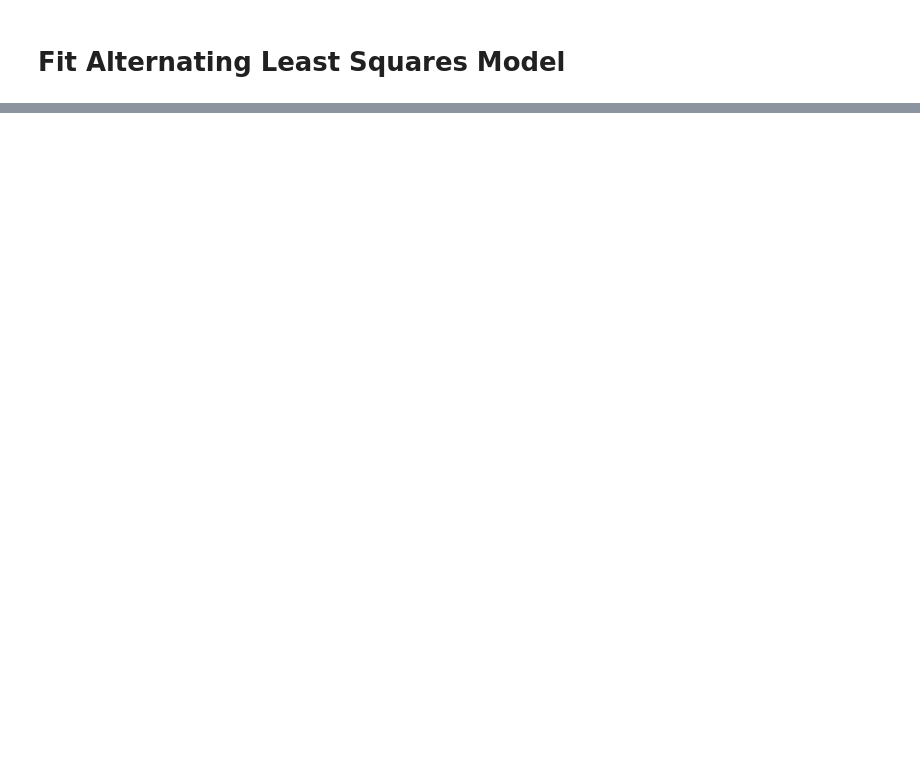
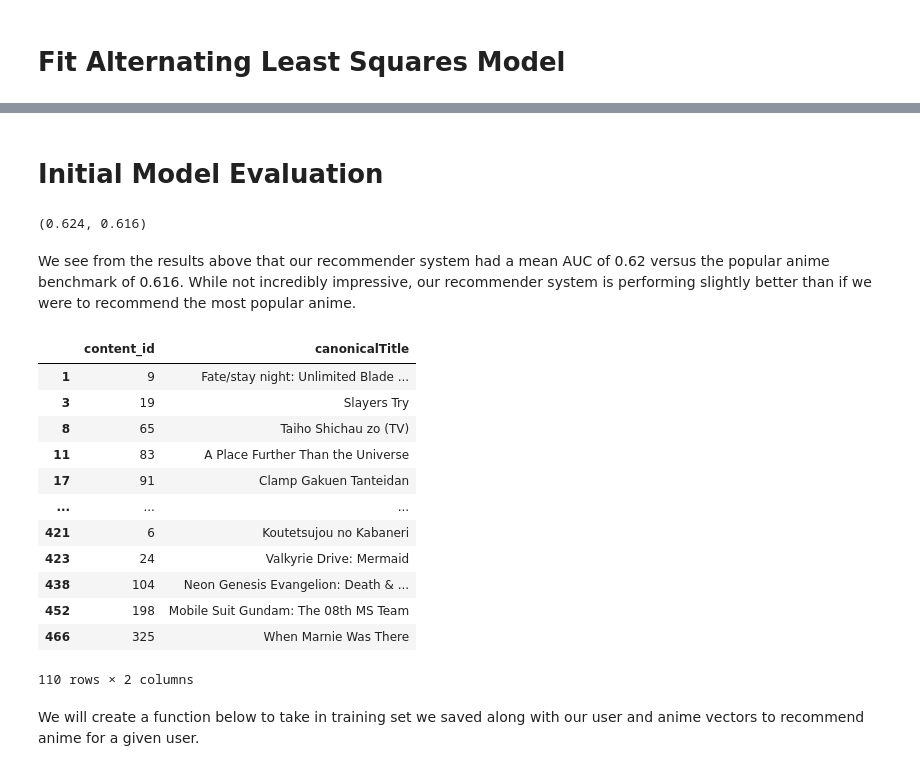
Before and after one commit to melvyg/Implicit-Anime-Recommender-Model, a Jupyter notebook: Flatiron_Capstone.ipynb, the cells around one changed output, grey strips where cells are left out. Cells and saved outputs as stored; diff of their text form; code cells hidden in the pictures; blank space fills up the shorter version.

```diff
--- a/Flatiron_Capstone.ipynb
+++ b/Flatiron_Capstone.ipynb
@@ -592,0 +537,3 @@ print(recommendations)
+# %%
+# Create lookup table that we tracks and reference id to title
+anime_lookup = grouped_df[['content_id', 'canonicalTitle']].drop_duplicates()
@@ -592,0 +600,2 @@ print(recommendations)
+# %%
+product_train, product_test, product_users_altered = make_train(sparse_person_content, pct_test = 0.2)
@@ -592,0 +616,64 @@ print(recommendations)
+# %% [markdown]
+# Initial Model Evaluation
+# %%
+# Importing calc_mean_auc to compare the AUC value of our recommender system versus recommender the most popular
+calc_mean_auc(product_train, product_users_altered,
+              [sparse.csr_matrix(user_vecs), sparse.csr_matrix(item_vecs.T)], product_test)
+# %% [output]
+(0.624, 0.616)
+# %% [markdown]
+We see from the results above that our recommender system had a mean AUC of 0.62 versus the popular anime benchmark of 0.616. While not incredibly impressive, our recommender system is performing slightly better than if we were to recommend the most popular anime.
+# %%
+# Get unique users
+users = list(np.sort(grouped_df.person_id.unique()))
+
+# Get unique anime interacted with
+anime = list(grouped_df.content_id.unique())
+
+# Create numpy array of users and anime
+users_arr = np.array(users)
+anime_arr = np.array(anime)
+# %%
+def get_anime_interacted(person_id, mf_train, users_list, anime_list, anime_lookup):
+    """
+    Returns a dataframe showcasing the anime a user has already interacted with in the training set.
+
+    Parameters
+    ----------
+    user_id : int
+    mf_train: sparse_matrix
+    users_list: numpy array of users
+    anime_list: numpy array of anime
+    anime_lookup: lookup of id and anime
+    Returns
+    -------
+    Pandas dataframe
+
+    """
+    # Returns the index row of our user id
+    user_ind = np.where(users_list == person_id)[0][0]
+
+    # Get column indices of interacted anime
+    interacted_ind = mf_train[user_ind,:].nonzero()[1]
+
+    anime_codes = anime_list[interacted_ind]
+    return anime_lookup.loc[anime_lookup.content_id.isin(anime_codes)]
+# %%
+# Check for anime interacted with for a give user
+get_anime_interacted(1, product_train, users_arr, anime_arr, anime_lookup)
+# %% [output]
+|  | content_id | canonicalTitle |
+| 1 | 9 | Fate/stay night: Unlimited Blade ... |
+| 3 | 19 | Slayers Try |
+| 8 | 65 | Taiho Shichau zo (TV) |
+| 11 | 83 | A Place Further Than the Universe |
+| 17 | 91 | Clamp Gakuen Tanteidan |
+| ... | ... | ... |
+| 421 | 6 | Koutetsujou no Kabaneri |
+| 423 | 24 | Valkyrie Drive: Mermaid |
+| 438 | 104 | Neon Genesis Evangelion: Death & ... |
+| 452 | 198 | Mobile Suit Gundam: The 08th MS Team |
+| 466 | 325 | When Marnie Was There |
+110 rows × 2 columns
+# %% [markdown]
+We will create a function below to take in training set we saved along with our user and anime vectors to recommend anime for a given user.
```
Also changed, not shown: parts of 50 cells of this notebook.
